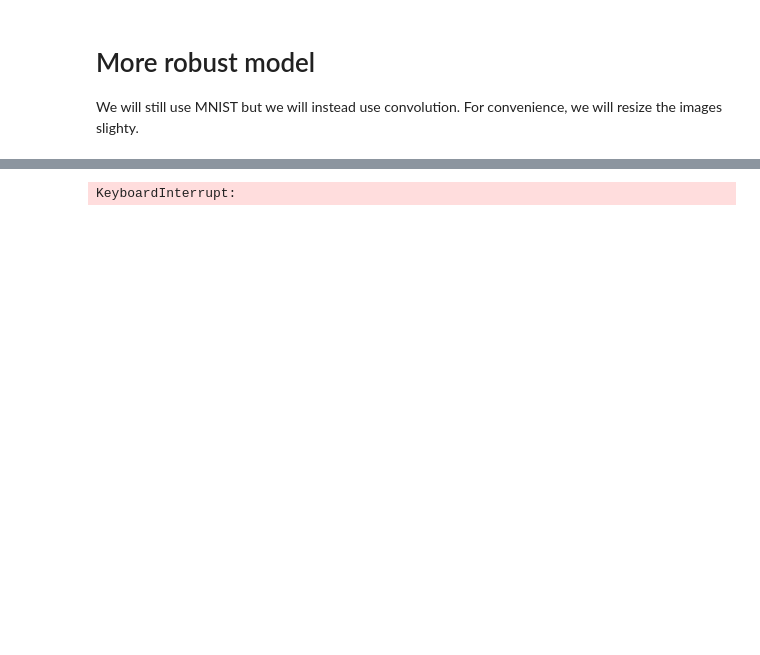
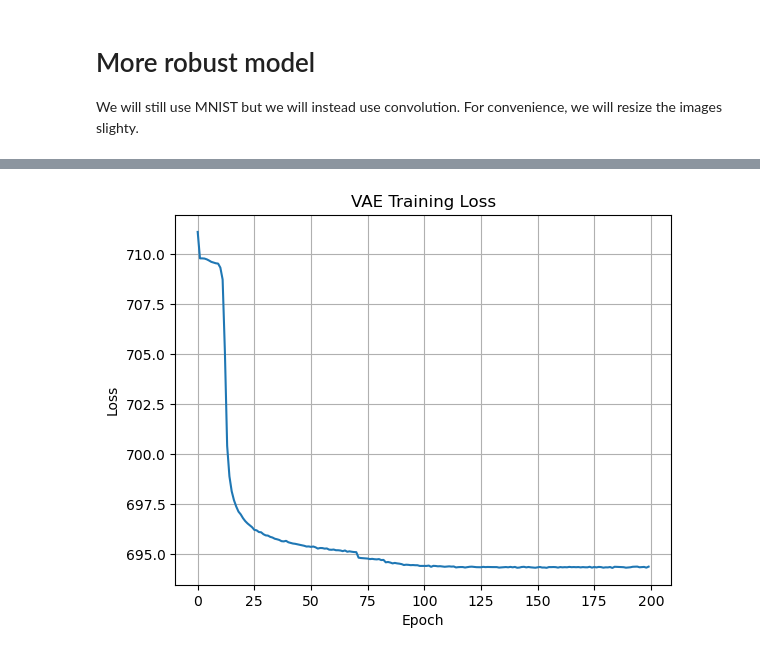
Before and after one commit to pyrysj/diffusion-models-project, a Jupyter notebook: VAE-notebook.ipynb, the cells around one changed output, grey strips where cells are left out. Saved outputs shown, nothing was run; the diff lists cells and outputs as text; code cells hidden in the pictures; blank space fills up the shorter version.

```diff
--- a/VAE-notebook.ipynb
+++ b/VAE-notebook.ipynb
@@ -389,11 +385,18 @@ def loss_function(recon_x, x, mu, logvar):
     kl_loss = -0.5*torch.sum(1+logvar-mu.pow(2)-logvar.exp())
     return recon_loss + kl_loss.mean()
 # %%
-epochs = 25
+epochs = 200
 learning_rate = 1e-3
 
 model = VAE().to(device)
-optimizer = torch.optim.Adam(model.parameters(),lr=learning_rate)
+optimizer = torch.optim.AdamW(model.parameters(),lr=learning_rate)
+scheduler = torch.optim.lr_scheduler.ReduceLROnPlateau(
+    optimizer=optimizer,
+    mode='min',
+    factor=0.5,
+    patience=5,
+)
+
 
 train_losses = []
 
@@ -413,7 +416,9 @@ for epoch in range(epochs):
         total_loss += loss.item()
     avg_loss = total_loss/len(base_loader.dataset)
     train_losses.append(avg_loss)
-    print(f"Epoch {epoch+1}, Loss: {avg_loss:.4f}")
+    scheduler.step(avg_loss)
+    if epoch % 10 == 0:
+        print(f"Epoch {epoch+1}, Loss: {avg_loss:.4f}")
 
 plt.plot(train_losses)
 plt.title("VAE Training Loss")
@@ -438,4 +450,4 @@ Epoch 13, Loss: 709.7827
-KeyboardInterrupt:
+[figure, added]
 # %%
 model.eval()
 
```
Also changed, not shown: parts of 17 cells of this notebook, 1 other file.
